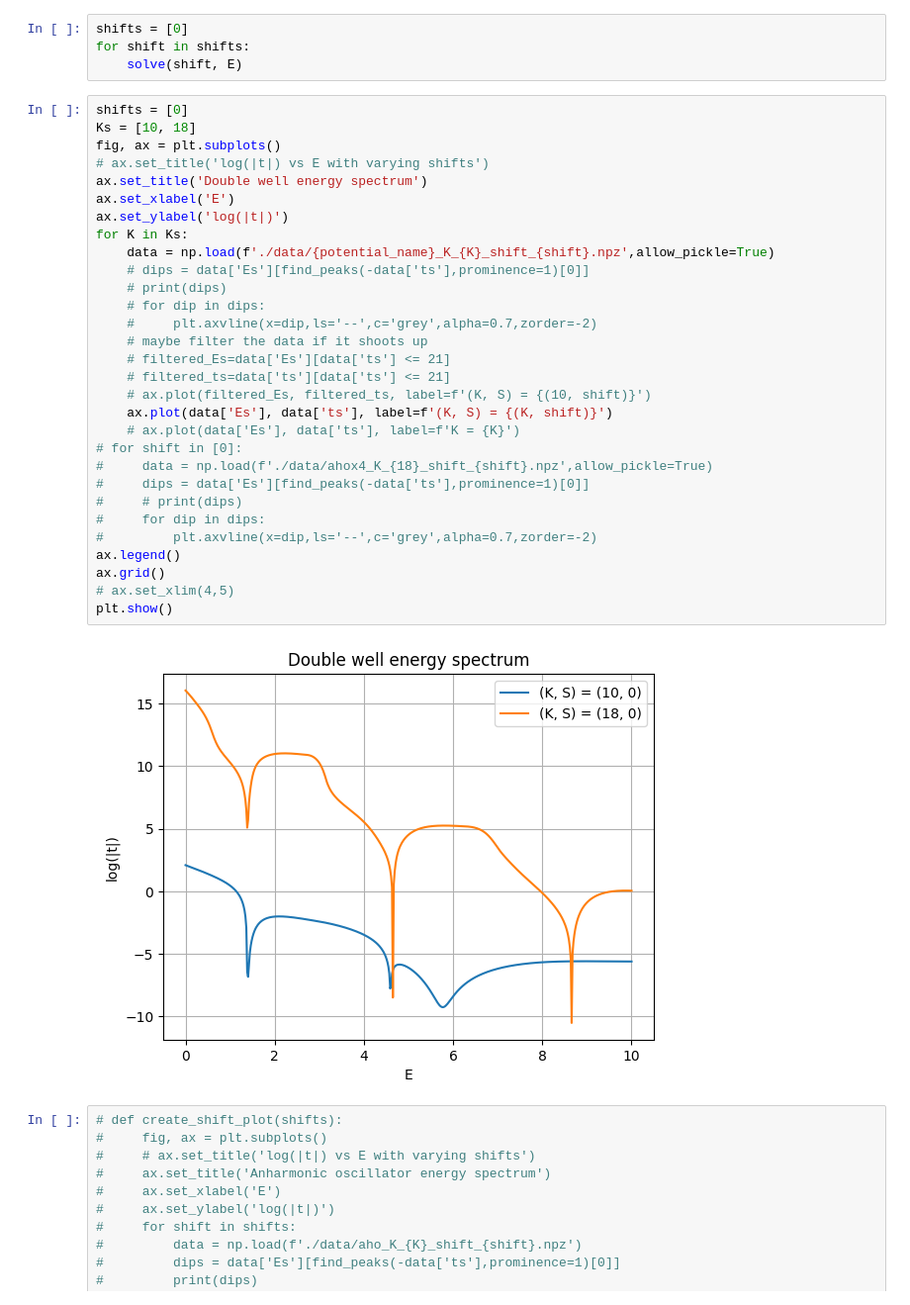
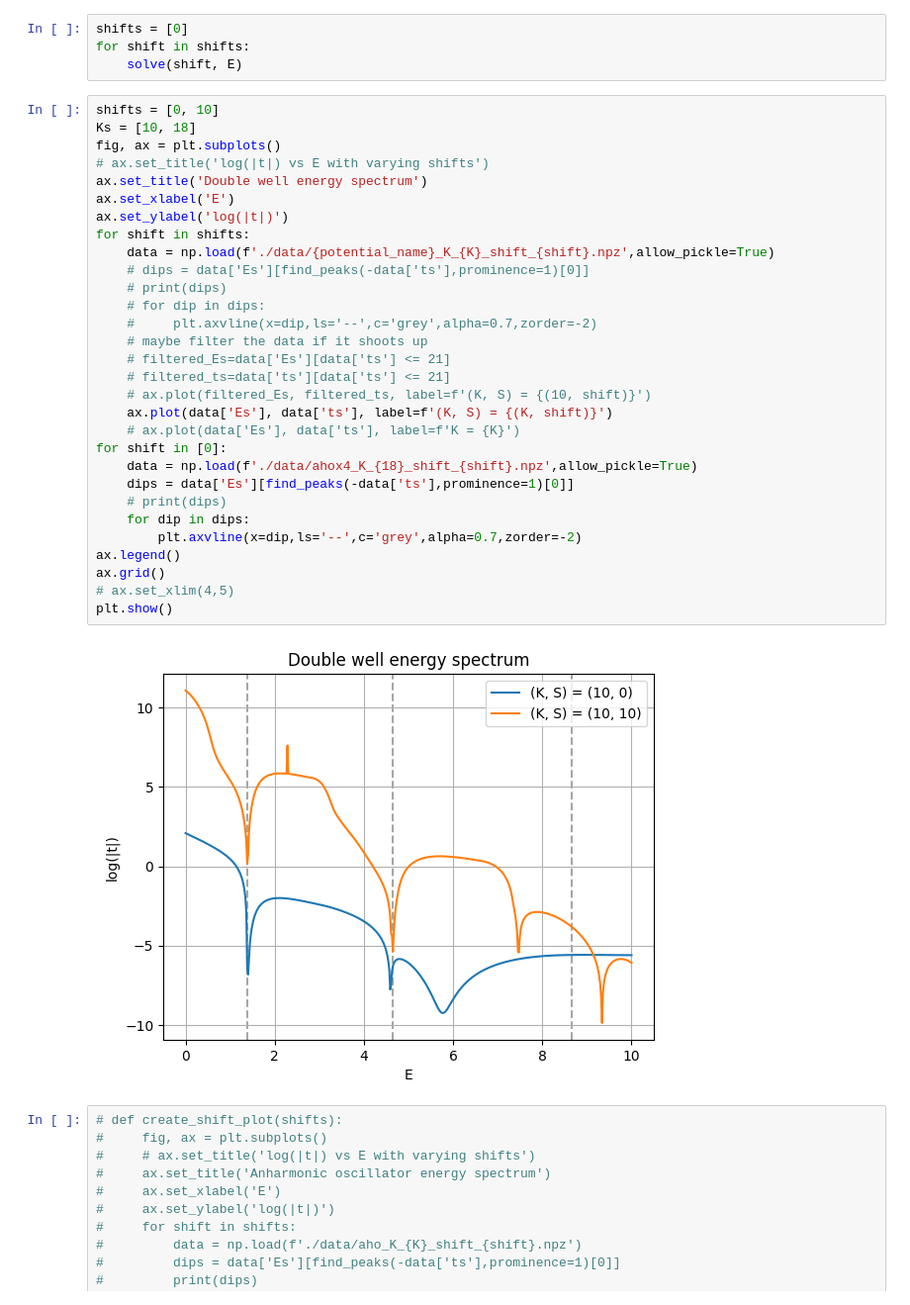
Before and after one commit to Newtech66/mtp-matrix-bootstrap, a Jupyter notebook: sdpa/sdpa_solve.ipynb, the cells around one changed output. Shown at 99% size. Drawn from its saved outputs; the diff is of its cells as text.

```diff
--- a/sdpa/sdpa_solve.ipynb
+++ b/sdpa/sdpa_solve.ipynb
@@ -126,37 +126,37 @@ shifts = [0]
 for shift in shifts:
     solve(shift, E)
 # %%
-shifts = [0]
+shifts = [0, 10]
 Ks = [10, 18]
 fig, ax = plt.subplots()
 # ax.set_title('log(|t|) vs E with varying shifts')
 ax.set_title('Double well energy spectrum')
 ax.set_xlabel('E')
 ax.set_ylabel('log(|t|)')
-for K in Ks:
+for shift in shifts:
     data = np.load(f'./data/{potential_name}_K_{K}_shift_{shift}.npz',allow_pickle=True)
     # dips = data['Es'][find_peaks(-data['ts'],prominence=1)[0]]
     # print(dips)
     # for dip in dips:
     #     plt.axvline(x=dip,ls='--',c='grey',alpha=0.7,zorder=-2)
     # maybe filter the data if it shoots up
     # filtered_Es=data['Es'][data['ts'] <= 21]
     # filtered_ts=data['ts'][data['ts'] <= 21]
     # ax.plot(filtered_Es, filtered_ts, label=f'(K, S) = {(10, shift)}')
     ax.plot(data['Es'], data['ts'], label=f'(K, S) = {(K, shift)}')
     # ax.plot(data['Es'], data['ts'], label=f'K = {K}')
-# for shift in [0]:
-#     data = np.load(f'./data/ahox4_K_{18}_shift_{shift}.npz',allow_pickle=True)
-#     dips = data['Es'][find_peaks(-data['ts'],prominence=1)[0]]
-#     # print(dips)
-#     for dip in dips:
-#         plt.axvline(x=dip,ls='--',c='grey',alpha=0.7,zorder=-2)
+for shift in [0]:
+    data = np.load(f'./data/ahox4_K_{18}_shift_{shift}.npz',allow_pickle=True)
+    dips = data['Es'][find_peaks(-data['ts'],prominence=1)[0]]
+    # print(dips)
+    for dip in dips:
+        plt.axvline(x=dip,ls='--',c='grey',alpha=0.7,zorder=-2)
 ax.legend()
 ax.grid()
 # ax.set_xlim(4,5)
 plt.show()
 # %% [output]
-[figure, old version]
+[figure, new version]
 # %%
 # def create_shift_plot(shifts):
 #     fig, ax = plt.subplots()
```
Also changed, not shown: 3 other files.
